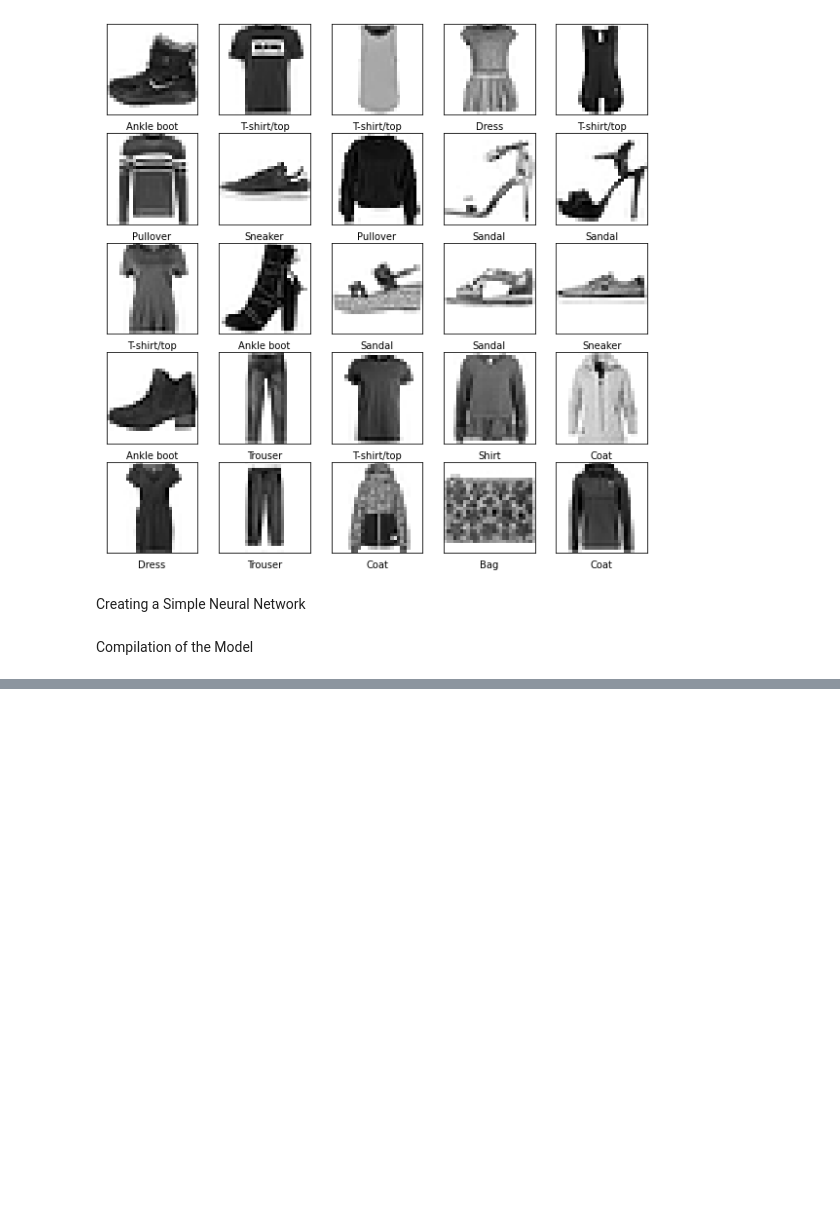
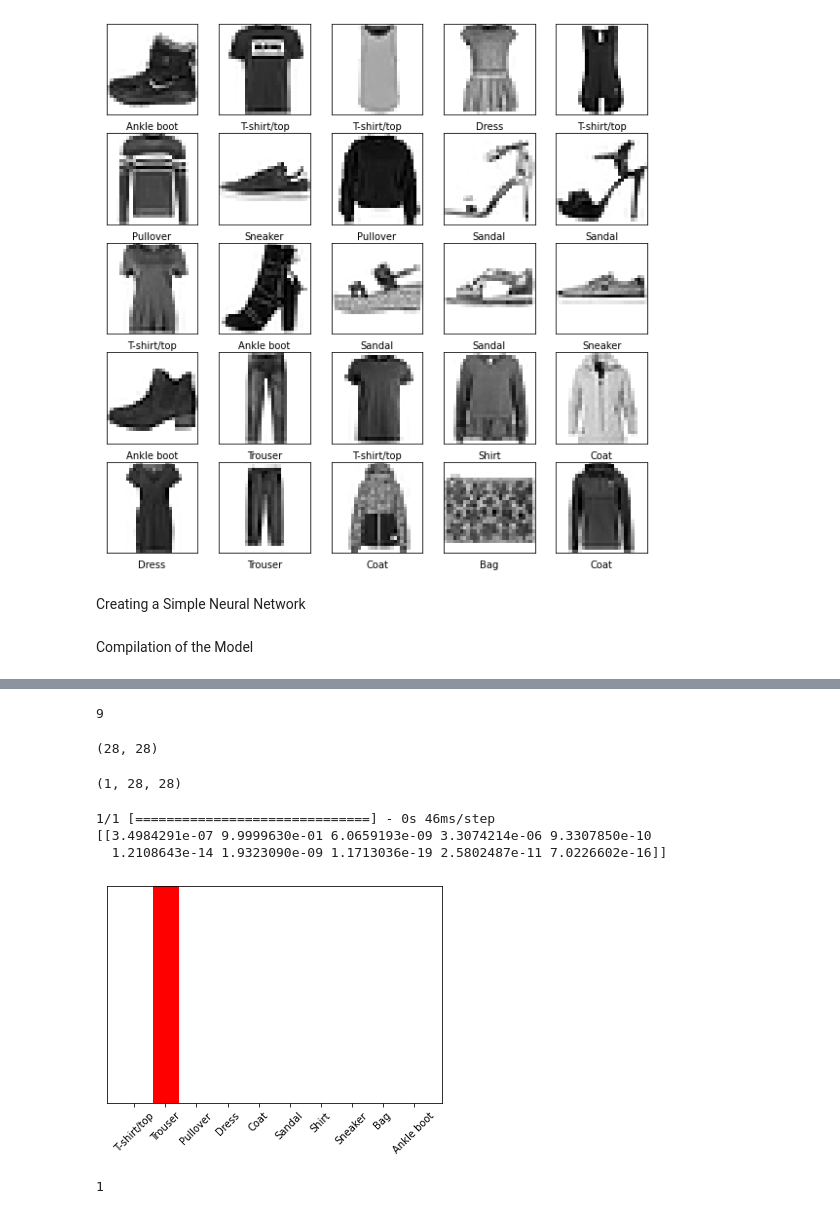
Before and after one commit to Haroon-Zafar/Cloth-Recognition-, a Jupyter notebook: clothRecognition.ipynb, the cells around one changed output, grey strips where cells are left out. Drawn from its saved outputs; the diff is of its cells as text; code cells hidden in the pictures; blank space fills up the shorter version.

```diff
--- a/clothRecognition.ipynb
+++ b/clothRecognition.ipynb
@@ -101,4 +87,4 @@ _________________________________________________________________
 # %%
-model.fit(trainImages, trainLabels, epochs=10)
+model.fit(train_images, train_labels, epochs=10)
 # %% [output]
 Epoch 1/10
@@ -108,0 +136,65 @@ ValueError: in user code:
+# %%
+test_labels[0]
+# %% [output]
+9
+# %%
+img = test_images[3]
+
+print(img.shape)
+# %% [output]
+(28, 28)
+# %%
+img = (np.expand_dims(img,0))
+
+print(img.shape)
+# %% [output]
+(1, 28, 28)
+# %%
+predictions_single = probability_model.predict(img)
+
+print(predictions_single)
+# %% [output]
+1/1 [==============================] - 0s 46ms/step
+[[3.4984291e-07 9.9999630e-01 6.0659193e-09 3.3074214e-06 9.3307850e-10
+  1.2108643e-14 1.9323090e-09 1.1713036e-19 2.5802487e-11 7.0226602e-16]]
+# %%
+def plot_image(i, predictions_array, true_label, img):
+    true_label, img = true_label[i], img[i]
+    plt.grid(False)
+    plt.xticks([])
+    plt.yticks([])
+
+    plt.imshow(img, cmap=plt.cm.binary)
+
+    predicted_label = np.argmax(predictions_array)
+    if predicted_label == true_label:
+        color = 'blue'
+    else:
+        color = 'red'
+
+    plt.xlabel("{} {:2.0f}% ({})".format(class_names[predicted_label],
+                                100*np.max(predictions_array),
+                                class_names[true_label]),
+                                color=color)
+
+def plot_value_array(i, predictions_array, true_label):
+    true_label = true_label[i]
+    plt.grid(False)
+    plt.xticks(range(10))
+    plt.yticks([])
+    thisplot = plt.bar(range(10), predictions_array, color="#777777")
+    plt.ylim([0, 1])
+    predicted_label = np.argmax(predictions_array)
+
+    thisplot[predicted_label].set_color('red')
+    thisplot[true_label].set_color('blue')
+# %%
+plot_value_array(1, predictions_single[0], test_labels)
+_ = plt.xticks(range(10), class_names, rotation=45)
+plt.show()
+# %% [output]
+[figure, added]
+# %%
+np.argmax(predictions_single[0])
+# %% [output]
+1
```
Also changed, not shown: parts of 20 cells of this notebook.
